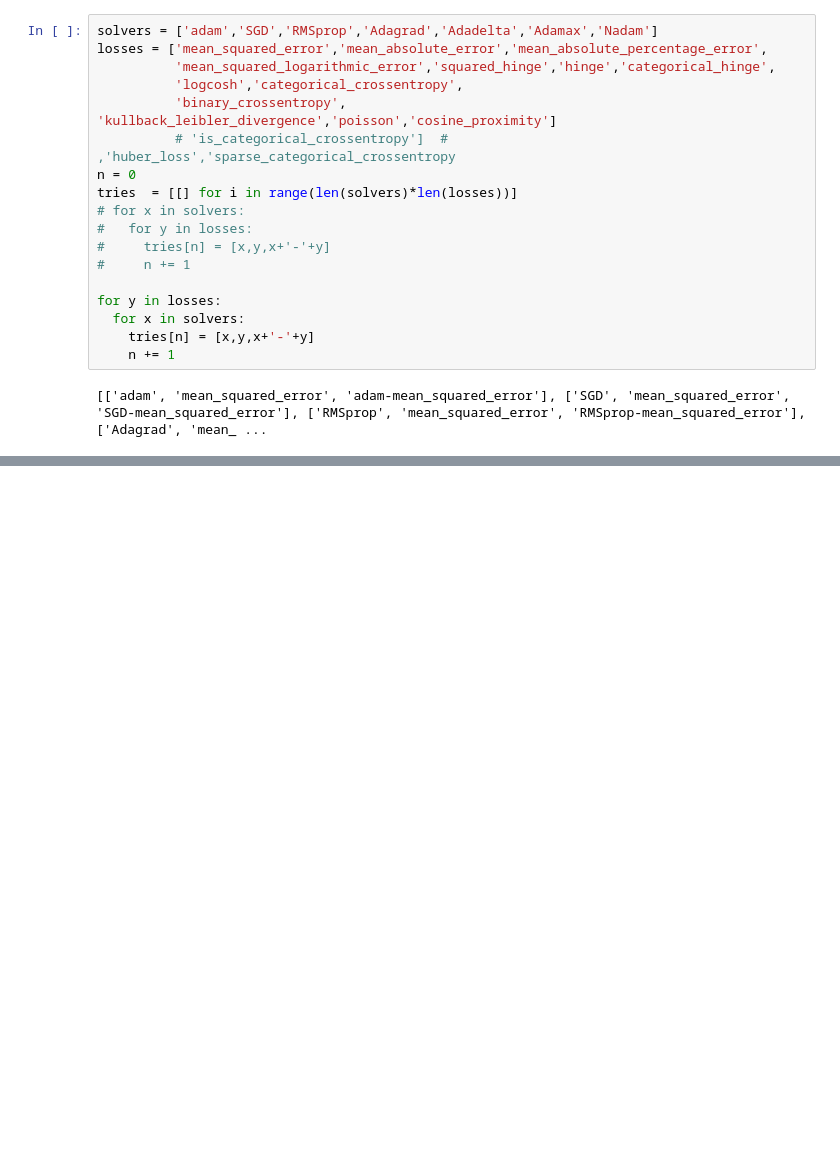
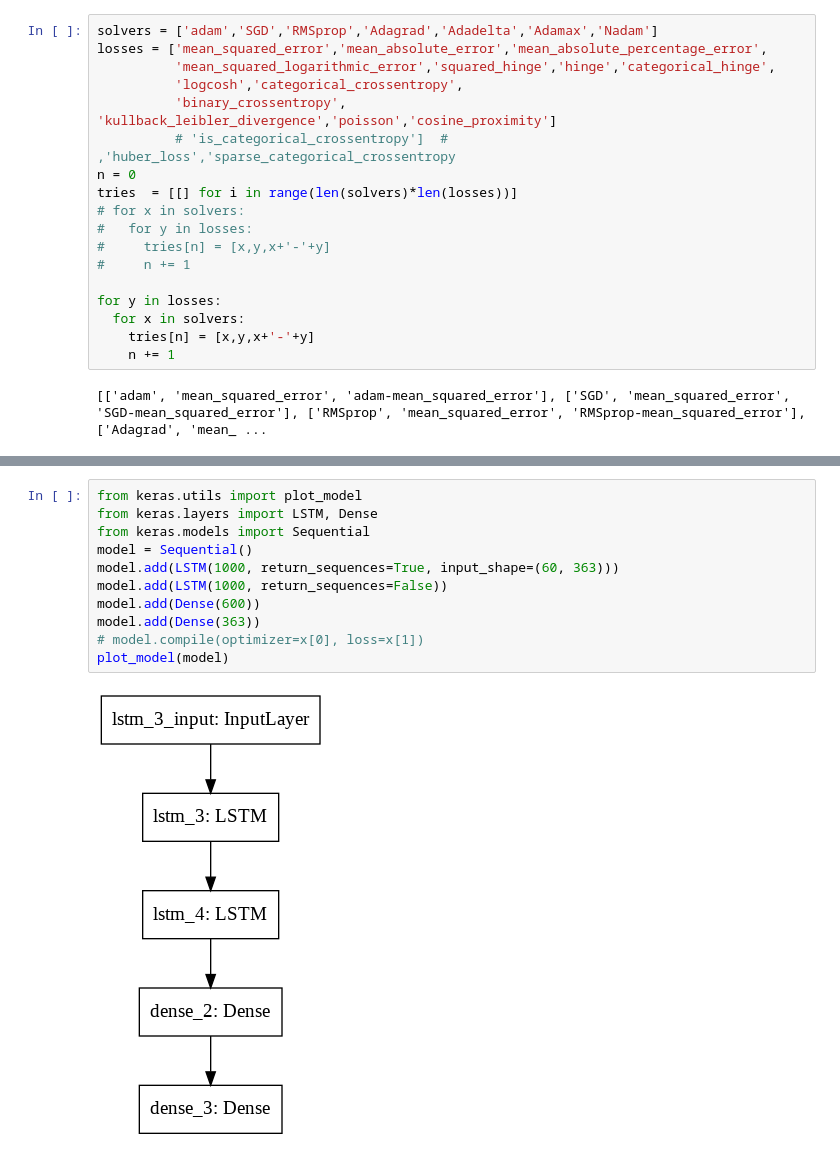
Before and after one commit to Akshat-Tripathi/AIHack20, a Jupyter notebook: LSTMtraining.ipynb, the cells around one changed output, grey strips where cells are left out. Saved outputs shown, nothing was run; the diff lists cells and outputs as text; blank space fills up the shorter version.

```diff
--- a/LSTMtraining.ipynb
+++ b/LSTMtraining.ipynb
@@ -195,3 +194,16 @@ Epoch 5/5
 59/91
 RMSprop-categorical_crossentropy
 Epoch 1/5
+# %%
+from keras.utils import plot_model
+from keras.layers import LSTM, Dense
+from keras.models import Sequential
+model = Sequential()
+model.add(LSTM(1000, return_sequences=True, input_shape=(60, 363)))
+model.add(LSTM(1000, return_sequences=False))
+model.add(Dense(600))
+model.add(Dense(363))
+# model.compile(optimizer=x[0], loss=x[1])
+plot_model(model)
+# %% [output]
+[figure, added]
```
Also changed, not shown: parts of 1 cell of this notebook.
